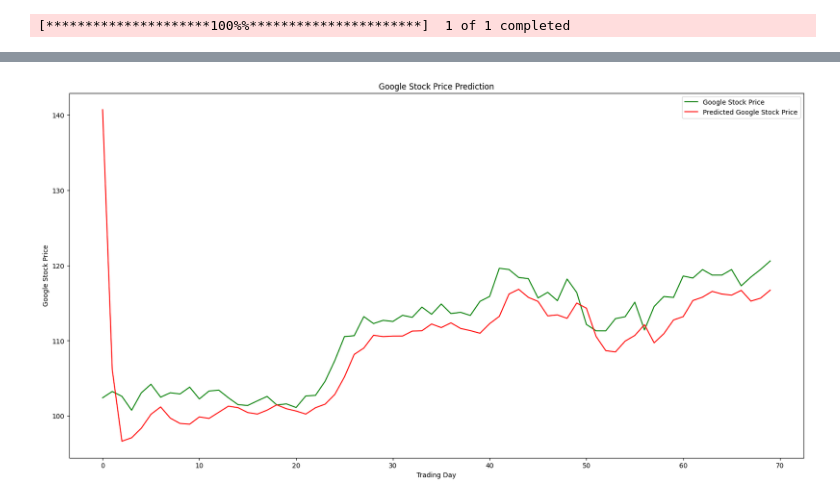
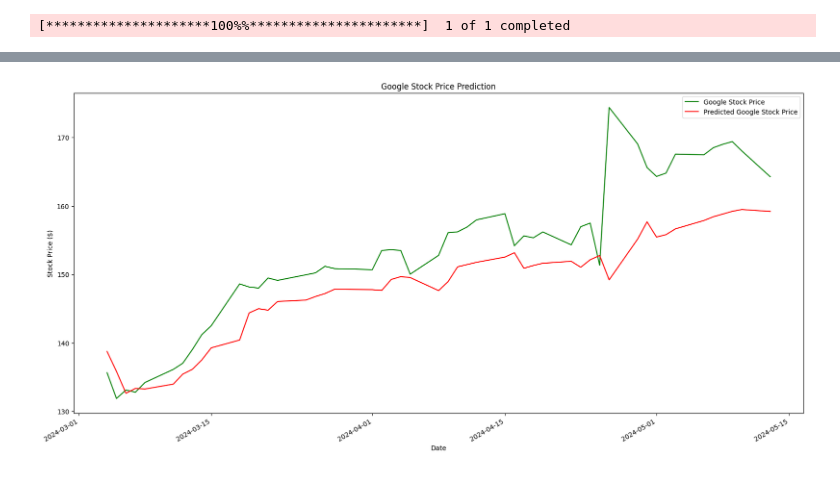
Before and after one commit to siddhant8019/stock_market-Prediction, a Jupyter notebook: StockMarket.ipynb, the cells around one changed output, grey strips where cells are left out. Saved outputs shown, nothing was run; the diff lists cells and outputs as text; code cells hidden in the pictures.

```diff
--- a/StockMarket.ipynb
+++ b/StockMarket.ipynb
@@ -62,7 +55,7 @@ sc = MinMaxScaler(feature_range = (0, 1))
 training_set_scaled = sc.fit_transform(train_set)
 X_train = []
 y_train = []
-for i in range(60, 1482):
+for i in range(60, 1509):
   X_train.append(training_set_scaled[i-60:i, 0])
   y_train.append(training_set_scaled[i, 0])
 X_train, y_train = np.array(X_train), np.array(y_train)
@@ -81,4 +74,4 @@ regressor.add(Dense(units = 1))
 # %%
-regressor.compile(optimizer = 'adam', loss = 'mean_squared_error')
-regressor.fit(X_train, y_train, epochs = 125, batch_size = 32)
+lstm_model.compile(optimizer = 'adam', loss = 'mean_squared_error')
+lstm_model.fit(X_train, y_train, epochs = 225, batch_size = 32)
 # %% [output]
@@ -102,13 +95,13 @@ Epoch 125/125
 <keras.src.callbacks.History at 0x...>
 # %%
-testdataframe = yf.download('GOOGL', start=dt.datetime(2024,3,1), end=dt.datetime(2024,5,1))
-testdataframe['Date'] = testdataframe.index
+testframe_data = yf.download('GOOGL', start=dt.datetime(2024,3,3), end=dt.datetime(2024,5,15))
+testframe_data['Date'] = testframe_data.index
 testdata = pd.DataFrame(columns = ['Date', 'Open', 'High', 'Low', 'Close'])
-testdata['Date'] = testdataframe['Date']
-testdata['Open'] = testdataframe['Open']
-testdata['High'] = testdataframe['High']
-testdata['Low'] = testdataframe['Low']
-testdata['Close'] = testdataframe['Close']
+testdata['Date'] = testframe_data['Date']
+testdata['Open'] = testframe_data['Open']
+testdata['High'] = testframe_data['High']
+testdata['Low'] = testframe_data['Low']
+testdata['Close'] = testframe_data['Close']
 real_stock_price = testdata.iloc[:, 1:2].values
 dataset_total = pd.concat((data2['Open'], testdata['Open']), axis = 0)
 inputs = dataset_total[len(dataset_total) - len(testdata) - 60:].values
@@ -124,6 +117,6 @@ X_test = np.reshape(X_test, (X_test.shape[0], X_test.shape[1], 1))
 # %% [output]
 [*********************100%%**********************]  1 of 1 completed
 # %%
-predicted_stock_price = regressor.predict(X_test)
+predicted_stock_price = lstm_model.predict(X_test)
 predicted_stock_price = sc.inverse_transform(predicted_stock_price)
 # %% [output]
@@ -131,11 +124,17 @@ predicted_stock_price = sc.inverse_transform(predicted_stock_price)
 # %%
-plt.figure(figsize=(20,10))
-plt.plot(real_stock_price, color = 'green', label = 'Google Stock Price')
-plt.plot(predicted_stock_price, color = 'red', label = 'Predicted Google Stock Price')
-plt.title('Google Stock Price Prediction')
-plt.xlabel('Trading Day')
-plt.ylabel('Google Stock Price')
-plt.legend()
+testdata['Date'] = pd.to_datetime(testdata['Date'])
+dates = testdata['Date'].values
+fig, ax = plt.subplots(figsize=(20, 10))
+ax.plot(dates, real_stock_price, color='green', label='Google Stock Price')
+ax.plot(dates, predicted_stock_price, color='red', label='Predicted Google Stock Price')
+
+ax.set_title('Google Stock Price Prediction')
+ax.set_xlabel('Date')
+ax.set_ylabel('Stock Price ($)')
+
+fig.autofmt_xdate()
+ax.legend()
+
 plt.show()
 # %% [output]
-[figure, old version]
+[figure, new version]
```
Also changed, not shown: parts of 8 cells of this notebook.
